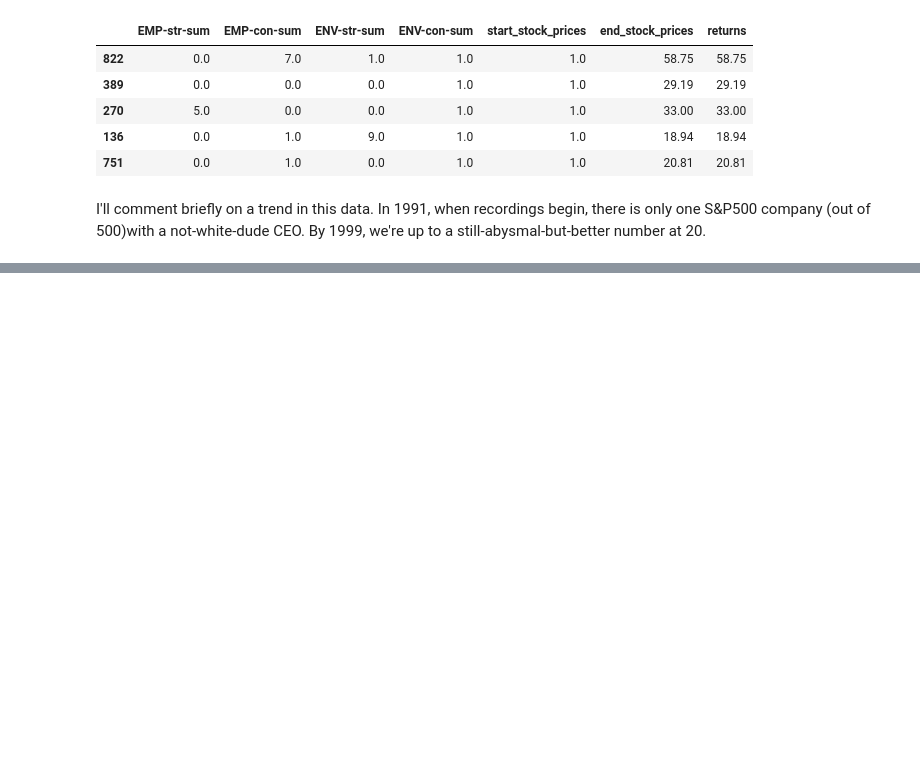
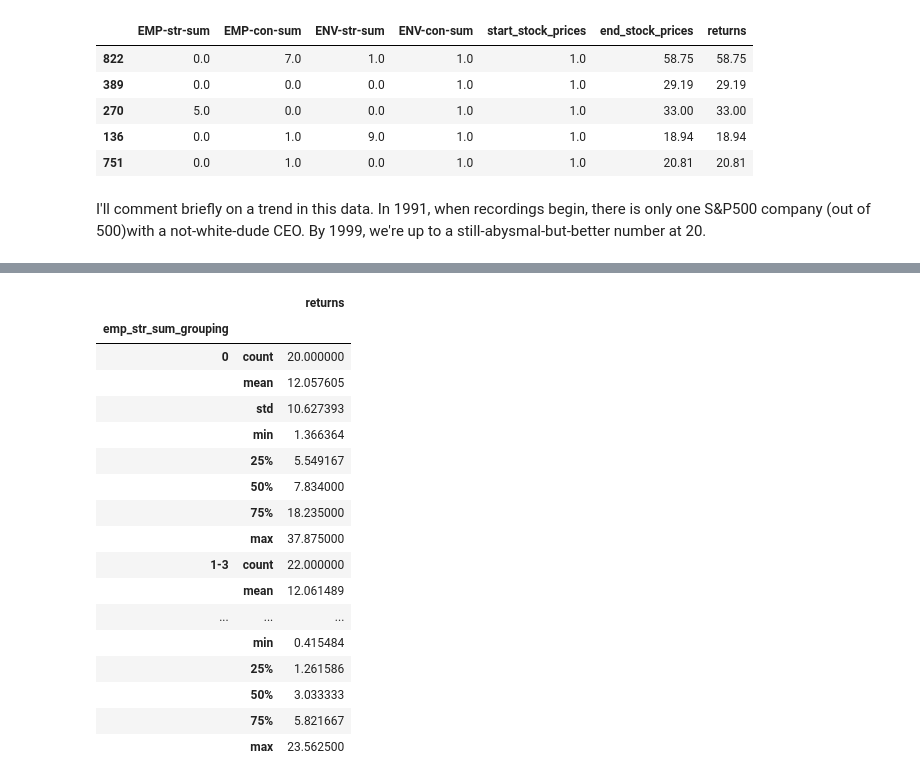
Before and after one commit to chelseatroy/fund_scale, a Jupyter notebook: data_explo/Exploring S&P Ethical Index Data.ipynb, the cells around one changed output, grey strips where cells are left out. Drawn from its saved outputs; the diff is of its cells as text; code cells hidden in the pictures; blank space fills up the shorter version.

```diff
--- a/data_explo/Exploring S&P Ethical Index Data.ipynb
+++ b/data_explo/Exploring S&P Ethical Index Data.ipynb
@@ -277,0 +288,22 @@ grouping
+# %%
+grouping = emp_str_sum.groupby(['emp_str_sum_grouping'])[['returns']].describe()
+grouping
+# %% [output]
+|  |  | returns |
+| emp_str_sum_grouping |  |  |
+| 0 | count | 20.000000 |
+|  | mean | 12.057605 |
+|  | std | 10.627393 |
+|  | min | 1.366364 |
+|  | 25% | 5.549167 |
+|  | 50% | 7.834000 |
+|  | 75% | 18.235000 |
+|  | max | 37.875000 |
+| 1-3 | count | 22.000000 |
+|  | mean | 12.061489 |
+| ... | ... | ... |
+|  | min | 0.415484 |
+|  | 25% | 1.261586 |
+|  | 50% | 3.033333 |
+|  | 75% | 5.821667 |
+|  | max | 23.562500 |
```
Also changed, not shown: parts of 13 cells of this notebook.
